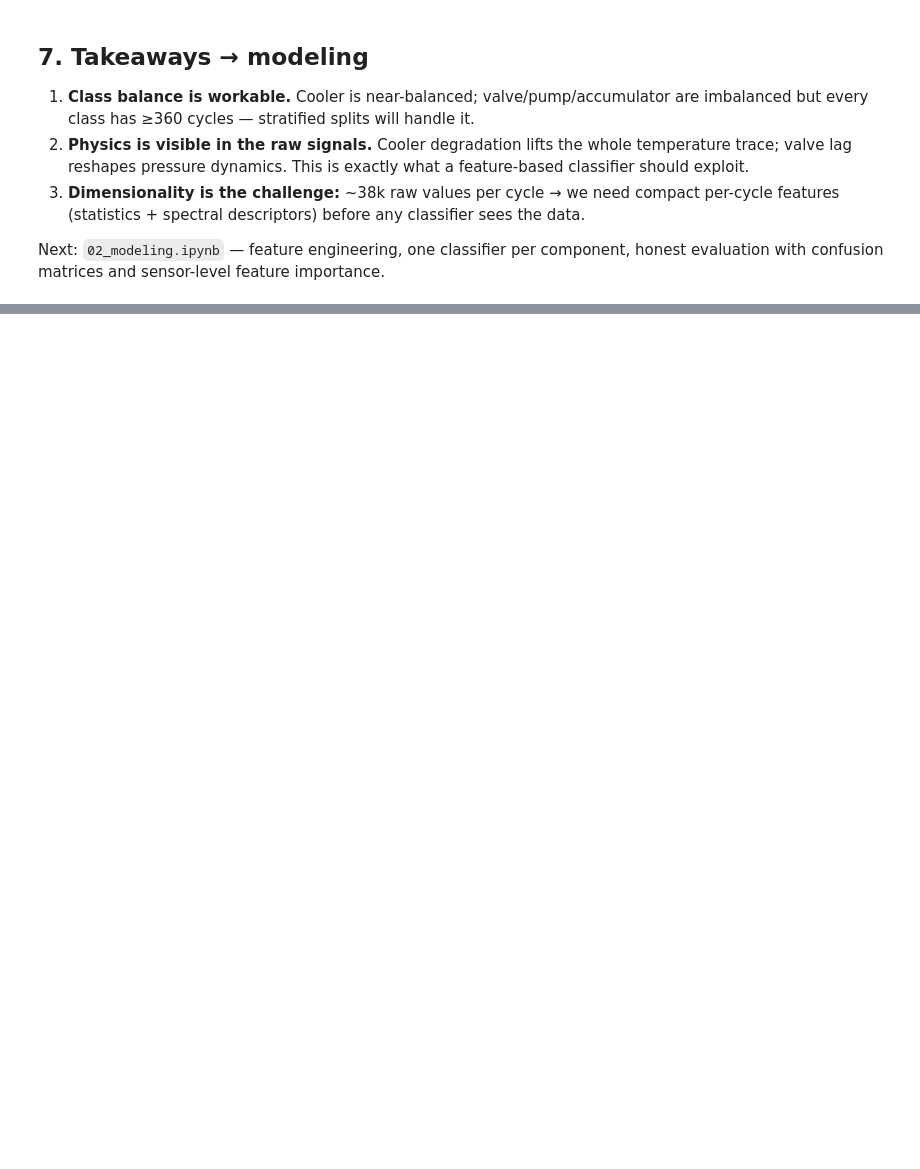
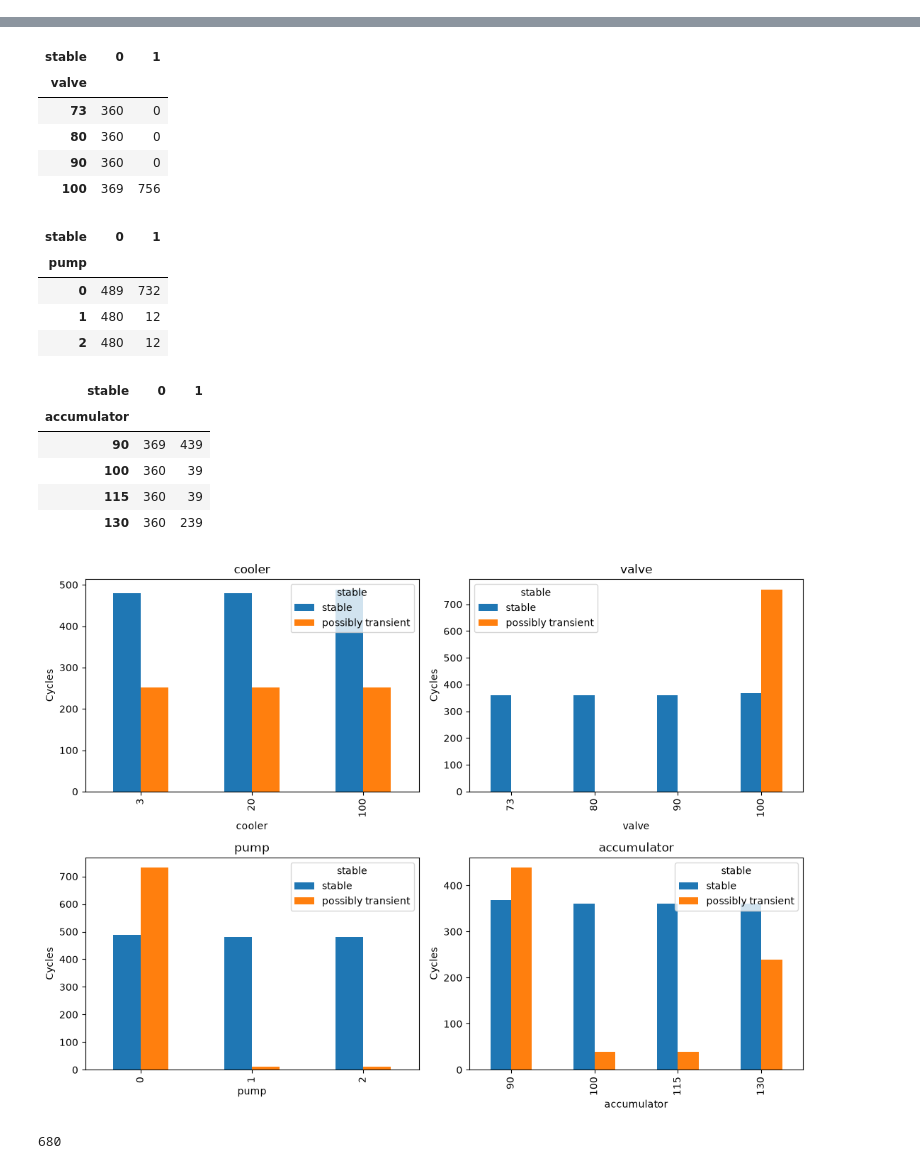
Before and after one commit to designmukesh/hydraulic-condition-monitoring, a Jupyter notebook: notebooks/01_eda.ipynb, the cells around one changed output, grey strips where cells are left out. Cells and saved outputs as stored; diff of their text form; code cells hidden in the pictures; blank space fills up the shorter version.

```diff
--- a/notebooks/01_eda.ipynb
+++ b/notebooks/01_eda.ipynb
@@ -155,17 +20,0 @@ Per-cycle sensor means, correlated against each other. Strong blocks tell us whi
-# %%
-means = pd.DataFrame({s: load_sensor(s).mean(axis=1) for s in SENSORS})
-corr = means.corr()
-fig, ax = plt.subplots(figsize=(9, 7.5))
-im = ax.imshow(corr.values, cmap="RdYlGn", vmin=-1, vmax=1)
-ax.set_xticks(range(len(SENSORS))); ax.set_yticks(range(len(SENSORS)))
-ax.set_xticklabels(SENSORS, rotation=45, ha="right")
-ax.set_yticklabels(SENSORS)
-ax.set_title("Correlation of per-cycle sensor means — redundancy map",
-            fontweight="bold", pad=12)
-fig.colorbar(im, ax=ax, label="Pearson r")
-fig.tight_layout()
-fig.savefig(f"{FIG}/09_sensor_corr.png", dpi=120)
-plt.show()
-print("Strongest off-diagonal pairs:")
-c = corr.where(~np.eye(len(corr), dtype=bool)).stack().sort_values(ascending=False)
-print(c.head(6).to_string())
@@ -222,8 +21,19 @@ plt.show()
-# %% [markdown]
-## 7. Takeaways → modeling
-
-1. **Class balance is workable.** Cooler is near-balanced; valve/pump/accumulator are imbalanced but every class has ≥360 cycles — stratified splits will handle it.
-2. **Physics is visible in the raw signals.** Cooler degradation lifts the whole temperature trace; valve lag reshapes pressure dynamics. This is exactly what a feature-based classifier should exploit.
-3. **Dimensionality is the challenge:** ~38k raw values per cycle → we need compact per-cycle features (statistics + spectral descriptors) before any classifier sees the data.
-
-Next: `02_modeling.ipynb` — feature engineering, one classifier per component, honest evaluation with confusion matrices and sensor-level feature importance.
+# %%
+assert len(profile) == 2205
+assert sum(SAMPLE_RATES.values()) * 60 == 43680
+display(profile.describe())
+display(profile['stable'].value_counts().rename(index={0: 'stable', 1: 'possibly transient'}))
+fig, axes = plt.subplots(2, 2, figsize=(11, 8))
+stability = {}
+for ax, target in zip(axes.flat, TARGETS):
+    table = pd.crosstab(profile[target], profile.stable)
+    stability[target] = table.to_dict()
+    display(table)
+    table.rename(columns={0: 'stable', 1: 'possibly transient'}).plot.bar(ax=ax)
+    ax.set_title(target)
+    ax.set_ylabel('Cycles')
+fig.tight_layout()
+fig.savefig(FIG / '01_target_stability.png', dpi=140)
+plt.show()
+(ROOT / 'reports' / 'stability_counts.json').write_text(json.dumps(stability, indent=2))
+# %% [output]
@@ -229,0 +58,19 @@ Next: `02_modeling.ipynb` — feature engineering, one classifier per component,
+| stable | 0 | 1 |
+| valve |  |  |
+| 73 | 360 | 0 |
+| 80 | 360 | 0 |
+| 90 | 360 | 0 |
+| 100 | 369 | 756 |
+| stable | 0 | 1 |
+| pump |  |  |
+| 0 | 489 | 732 |
+| 1 | 480 | 12 |
+| 2 | 480 | 12 |
+| stable | 0 | 1 |
+| accumulator |  |  |
+| 90 | 369 | 439 |
+| 100 | 360 | 39 |
+| 115 | 360 | 39 |
+| 130 | 360 | 239 |
+[figure, added]
+680
```
Also changed, not shown: parts of 19 cells of this notebook, 26 other files.
